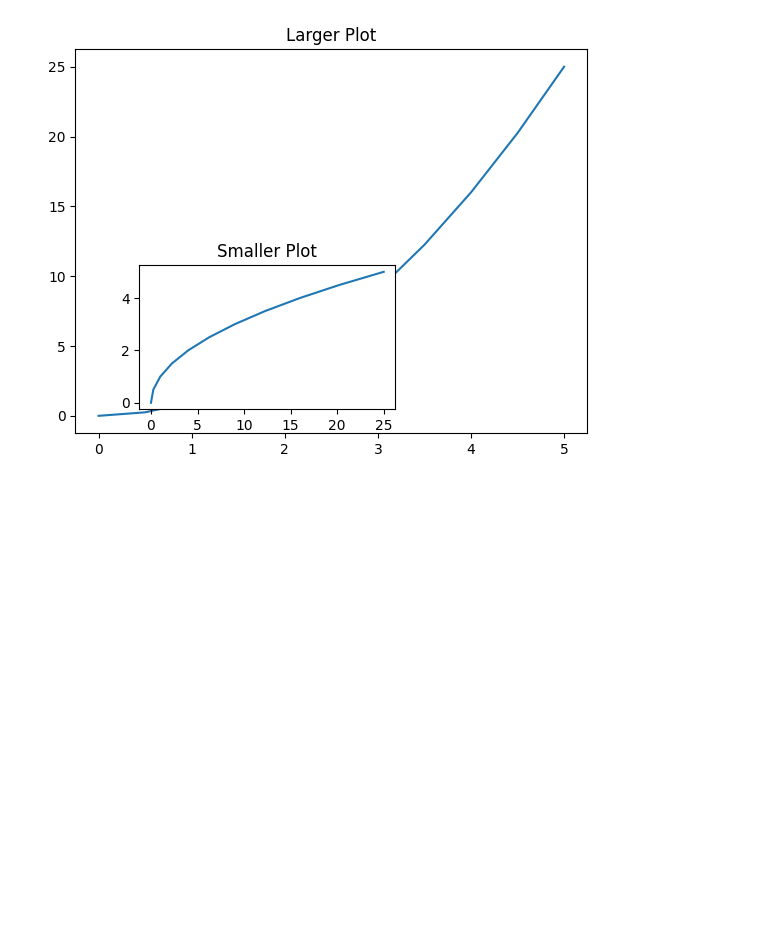
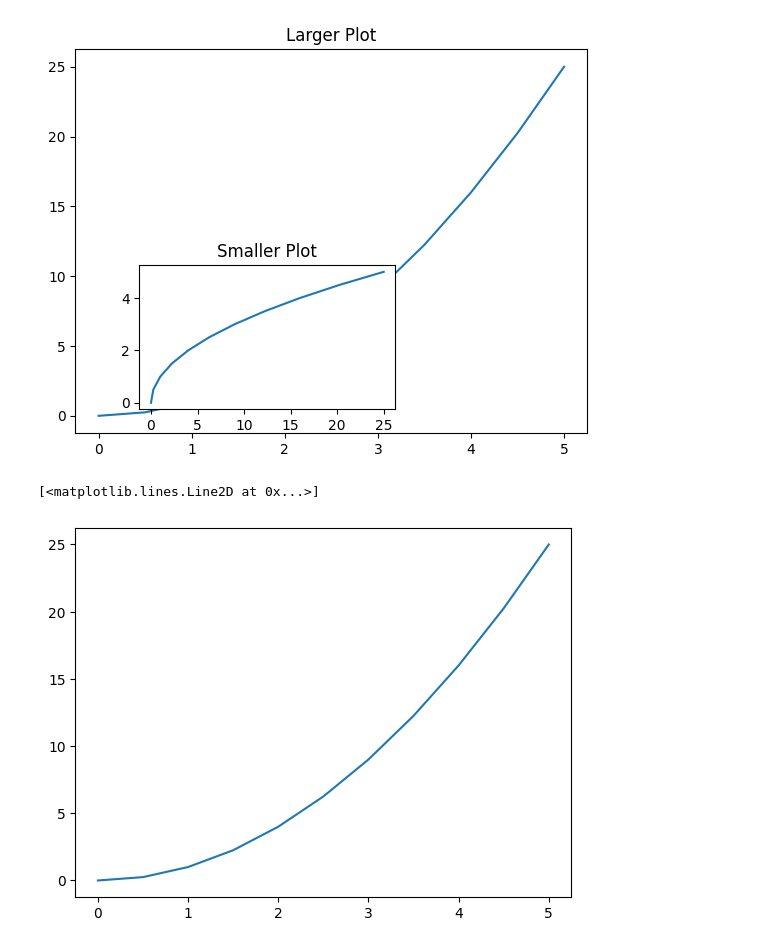
Before and after one commit to hakimuddinkika/python_for_data_science, a Jupyter notebook: Matplotlib/Matplotlib Concepts.ipynb, the cells around one changed output. Drawn from its saved outputs; the diff is of its cells as text; code cells hidden in the pictures; blank space fills up the shorter version.

Commit message:
Section 3(ii) : Matplotlib Part 2

```diff
--- a/Matplotlib/Matplotlib Concepts.ipynb
+++ b/Matplotlib/Matplotlib Concepts.ipynb
@@ -63,3 +63,9 @@ axes2.set_title('Smaller Plot')
 # %% [output]
 Text(0.5, 1.0, 'Smaller Plot')
 [figure]
+# %%
+fig, axes = plt.subplots()
+axes.plot(x,y)
+# %% [output]
+[<matplotlib.lines.Line2D at 0x...>]
+[figure, added]
```
Also changed, not shown: parts of 2 cells of this notebook.
